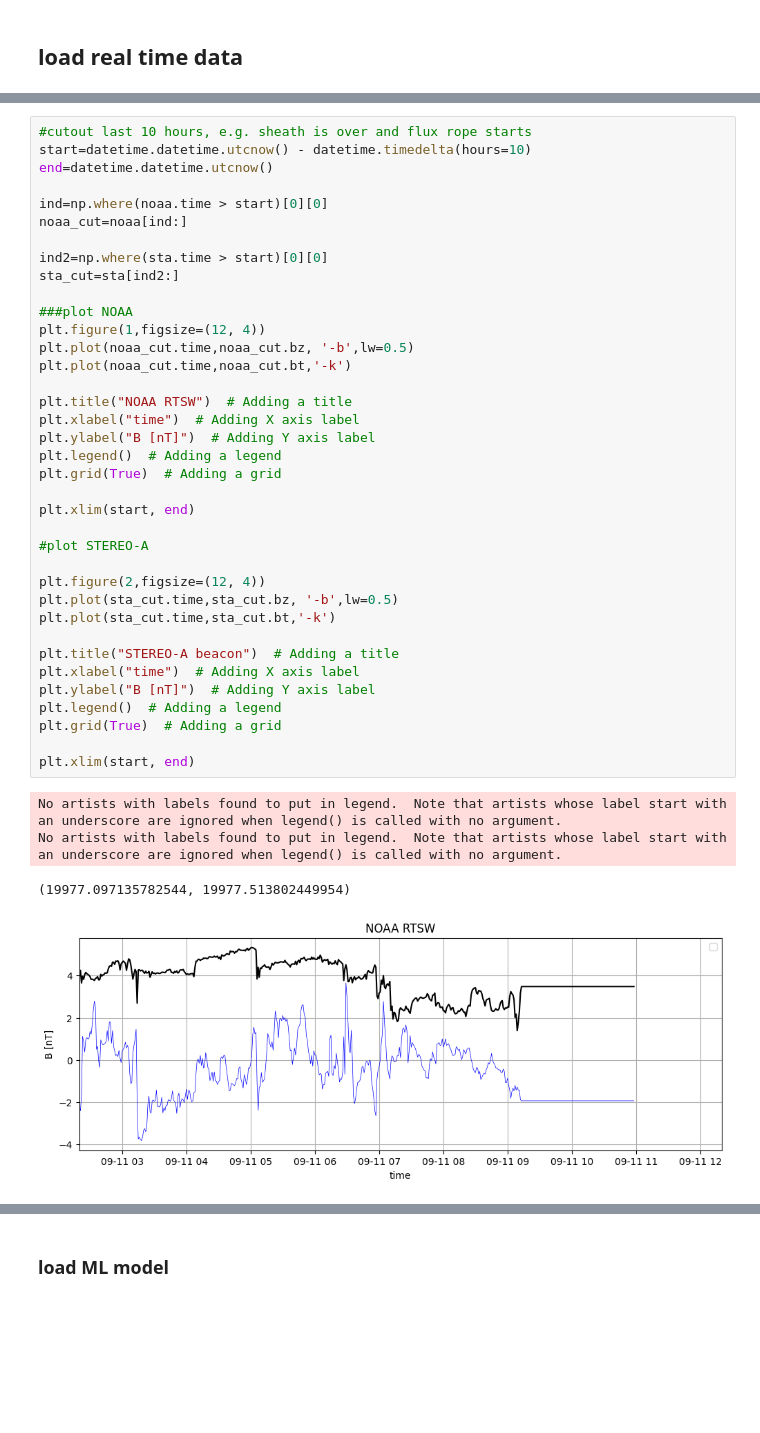
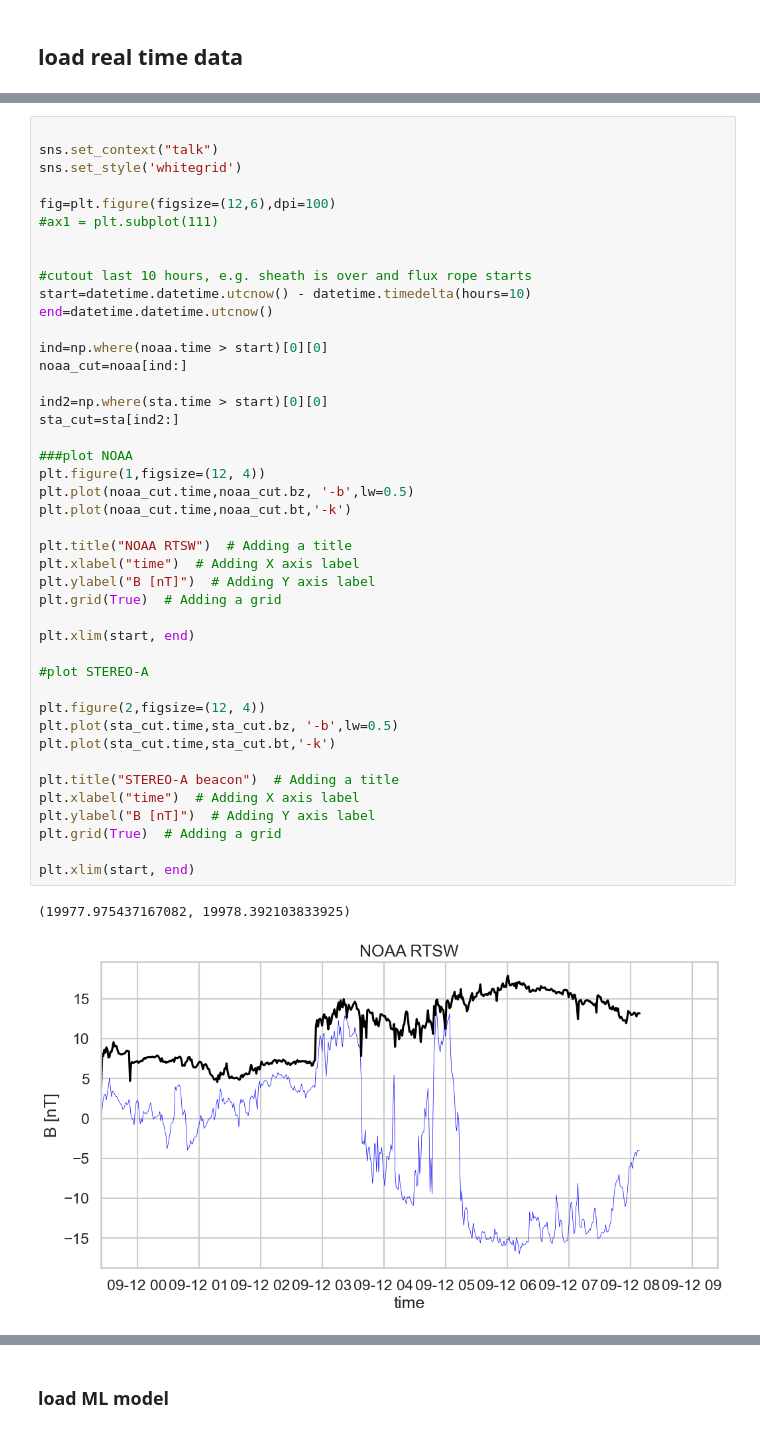
Before and after one commit to cmoestl/mfpred, a Jupyter notebook: mfrpred_deploy.ipynb, the cells around one changed output, grey strips where cells are left out. Drawn from its saved outputs; the diff is of its cells as text; blank space fills up the shorter version.

```diff
--- a/mfrpred_deploy.ipynb
+++ b/mfrpred_deploy.ipynb
@@ -150,4 +168,12 @@ No artists with labels found to put in legend.  Note that artists whose label st
 # %%
+
+sns.set_context("talk")
+sns.set_style('whitegrid')
+
+fig=plt.figure(figsize=(12,6),dpi=100)
+#ax1 = plt.subplot(111)
+
+
 #cutout last 10 hours, e.g. sheath is over and flux rope starts
 start=datetime.datetime.utcnow() - datetime.timedelta(hours=10)
 end=datetime.datetime.utcnow()
@@ -156,36 +182,32 @@ ind=np.where(noaa.time > start)[0][0]
 noaa_cut=noaa[ind:]
 
 ind2=np.where(sta.time > start)[0][0]
 sta_cut=sta[ind2:]
 
 ###plot NOAA
 plt.figure(1,figsize=(12, 4))
 plt.plot(noaa_cut.time,noaa_cut.bz, '-b',lw=0.5)
 plt.plot(noaa_cut.time,noaa_cut.bt,'-k')
 
 plt.title("NOAA RTSW")  # Adding a title
 plt.xlabel("time")  # Adding X axis label
 plt.ylabel("B [nT]")  # Adding Y axis label
-plt.legend()  # Adding a legend
 plt.grid(True)  # Adding a grid
 
 plt.xlim(start, end)
 
 #plot STEREO-A
 
 plt.figure(2,figsize=(12, 4))
 plt.plot(sta_cut.time,sta_cut.bz, '-b',lw=0.5)
 plt.plot(sta_cut.time,sta_cut.bt,'-k')
 
 plt.title("STEREO-A beacon")  # Adding a title
 plt.xlabel("time")  # Adding X axis label
 plt.ylabel("B [nT]")  # Adding Y axis label
-plt.legend()  # Adding a legend
 plt.grid(True)  # Adding a grid
 
 plt.xlim(start, end)
 # %% [output]
-No artists with labels found to put in legend.  Note that artists whose label start with an underscore are ignored when legend() is called with no argument.
-No artists with labels found to put in legend.  Note that artists whose label start with an underscore are ignored when legend() is called with no argument.
+(19977.975437167082, 19978.392103833925)
-(19977.097135782544, 19977.513802449954)
-[figure, old version]
+[figure, new version]
```
Also changed, not shown: parts of 12 cells of this notebook, 2 other files.
